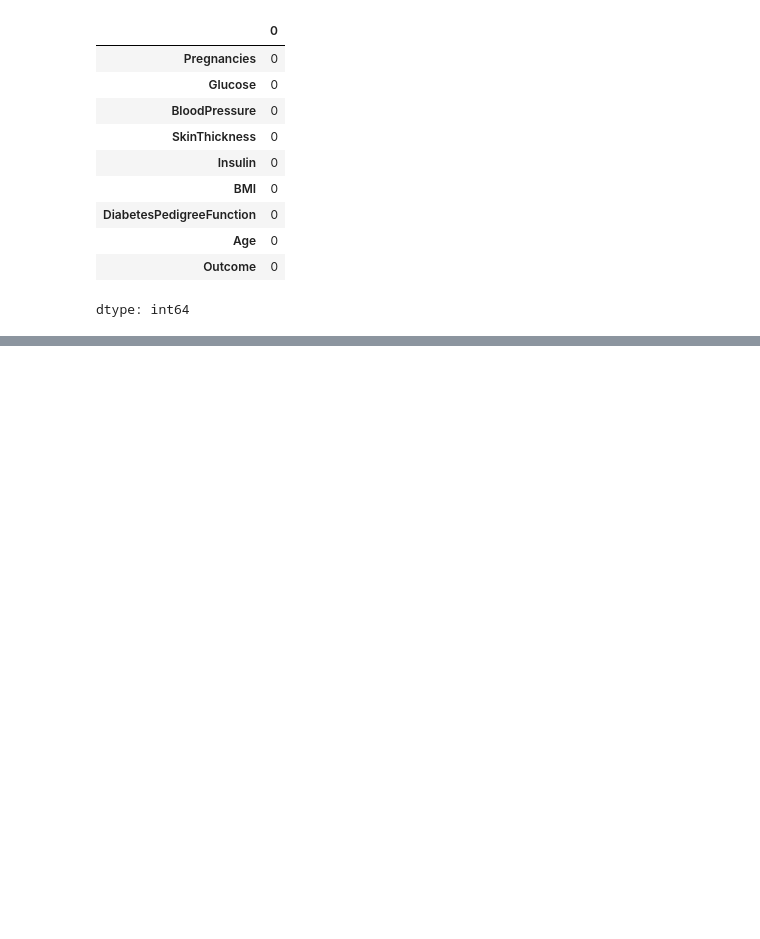
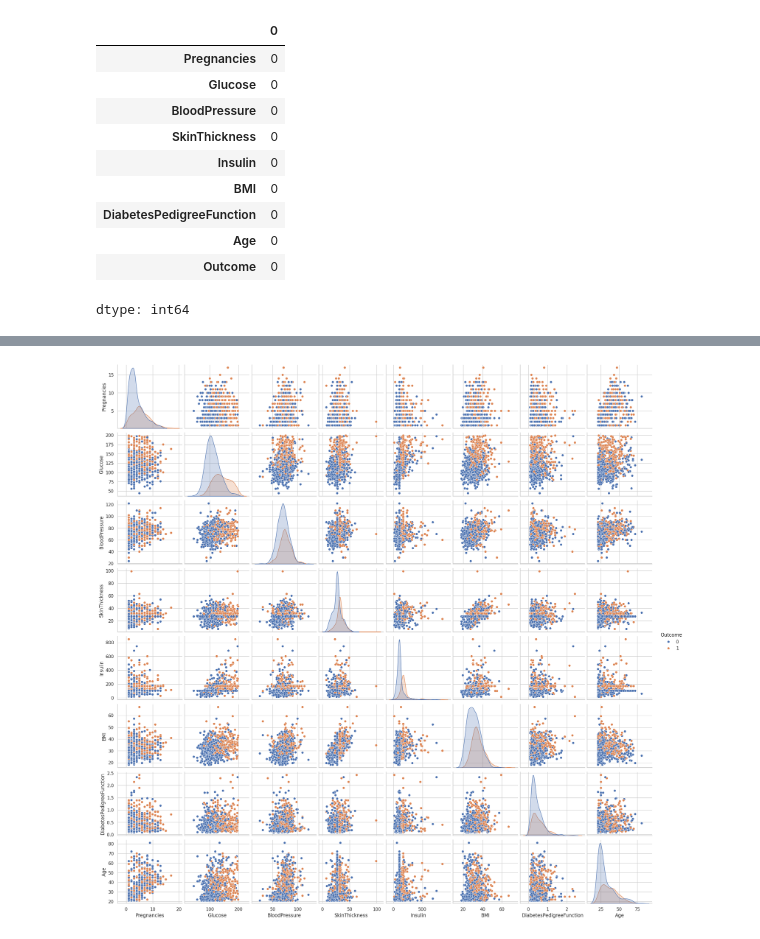
Before and after one commit to sandhrabijoy/Diabetes-Prediction, a Jupyter notebook: Diabetes_Prediction.ipynb, the cells around one changed output, grey strips where cells are left out. Saved outputs shown, nothing was run; the diff lists cells and outputs as text; code cells hidden in the pictures; blank space fills up the shorter version.

```diff
--- a/Diabetes_Prediction.ipynb
+++ b/Diabetes_Prediction.ipynb
@@ -349,5 +349,9 @@ data.head()
 | 2 | 8.0 | 183.0 | 64.0 | 32.0 | 169.5 | 23.3 | 0.672 | 32 | ... |
 | 3 | 1.0 | 89.0 | 66.0 | 23.0 | 94.0 | 28.1 | 0.167 | 21 | ... |
 | 4 | 5.0 | 137.0 | 40.0 | 35.0 | 168.0 | 43.1 | 2.288 | 33 | ... |
+# %%
+p=sns.pairplot(data,hue="Outcome")
+# %% [output]
+[figure, added]
 # %%
 X_train,X_test,y_train,y_test=train_test_split(X,y,random_state=42)
```
